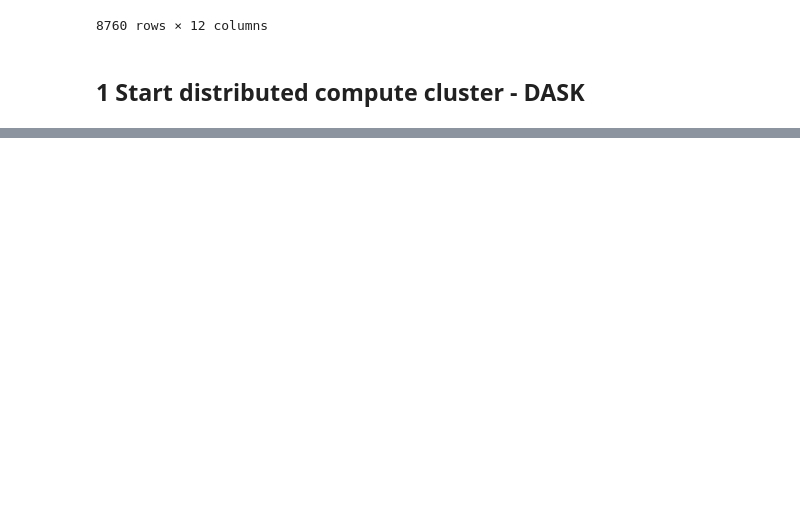
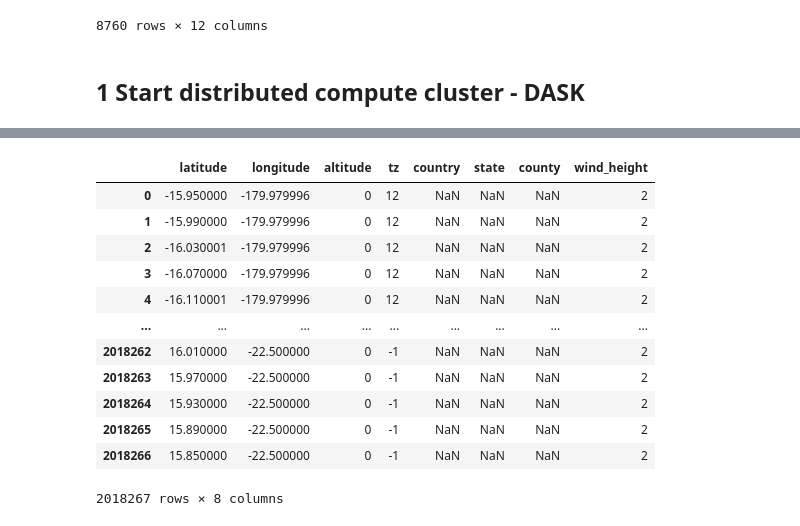
Before and after one commit to NREL/PVDegradationTools, a Jupyter notebook: pvdeg_tutorials/tutorials/LETID - Outdoor Geospatial Demo.ipynb, the cells around one changed output, grey strips where cells are left out. Cells and saved outputs as stored; diff of their text form; code cells hidden in the pictures; blank space fills up the shorter version.

```diff
--- a/pvdeg_tutorials/tutorials/LETID - Outdoor Geospatial Demo.ipynb
+++ b/pvdeg_tutorials/tutorials/LETID - Outdoor Geospatial Demo.ipynb
@@ -217,6 +214,22 @@ package :
 rex
 version :
 4.0.0
+# %%
+meta_df
+# %% [output]
+|  | latitude | longitude | altitude | tz | country | state | county | wind_height |
+| 0 | -15.950000 | -179.979996 | 0 | 12 | NaN | NaN | NaN | 2 |
+| 1 | -15.990000 | -179.979996 | 0 | 12 | NaN | NaN | NaN | 2 |
+| 2 | -16.030001 | -179.979996 | 0 | 12 | NaN | NaN | NaN | 2 |
+| 3 | -16.070000 | -179.979996 | 0 | 12 | NaN | NaN | NaN | 2 |
+| 4 | -16.110001 | -179.979996 | 0 | 12 | NaN | NaN | NaN | 2 |
+| ... | ... | ... | ... | ... | ... | ... | ... | ... |
+| 2018262 | 16.010000 | -22.500000 | 0 | -1 | NaN | NaN | NaN | 2 |
+| 2018263 | 15.970000 | -22.500000 | 0 | -1 | NaN | NaN | NaN | 2 |
+| 2018264 | 15.930000 | -22.500000 | 0 | -1 | NaN | NaN | NaN | 2 |
+| 2018265 | 15.890000 | -22.500000 | 0 | -1 | NaN | NaN | NaN | 2 |
+| 2018266 | 15.850000 | -22.500000 | 0 | -1 | NaN | NaN | NaN | 2 |
+2018267 rows × 8 columns
 # %%
 # Define desired analysis
 geo = {'func': pvdeg.letid.calc_letid_outdoors,
```
Also changed, not shown: parts of 6 cells of this notebook, 3 other files.
